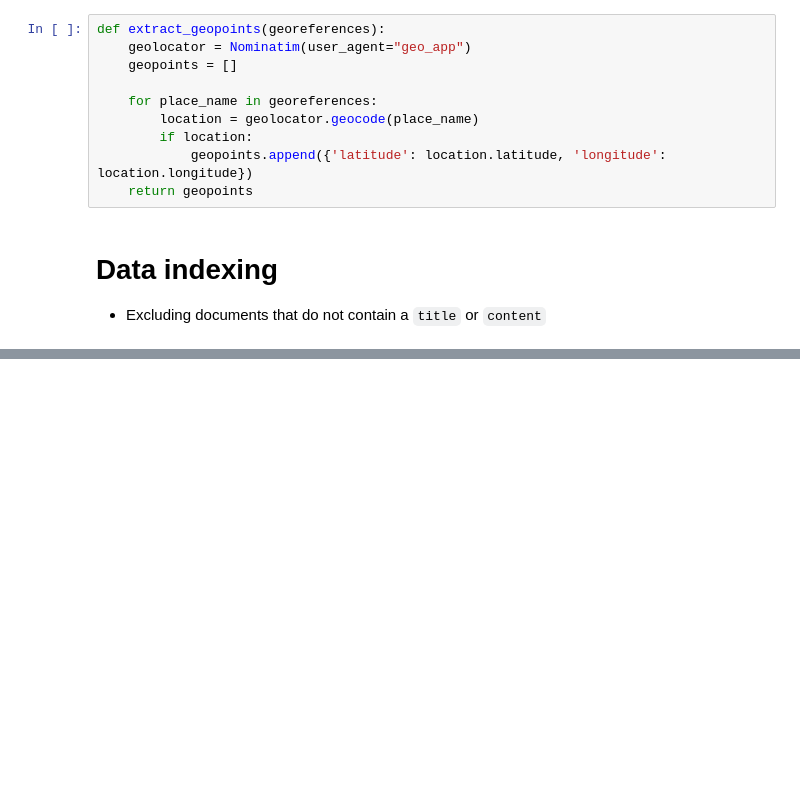
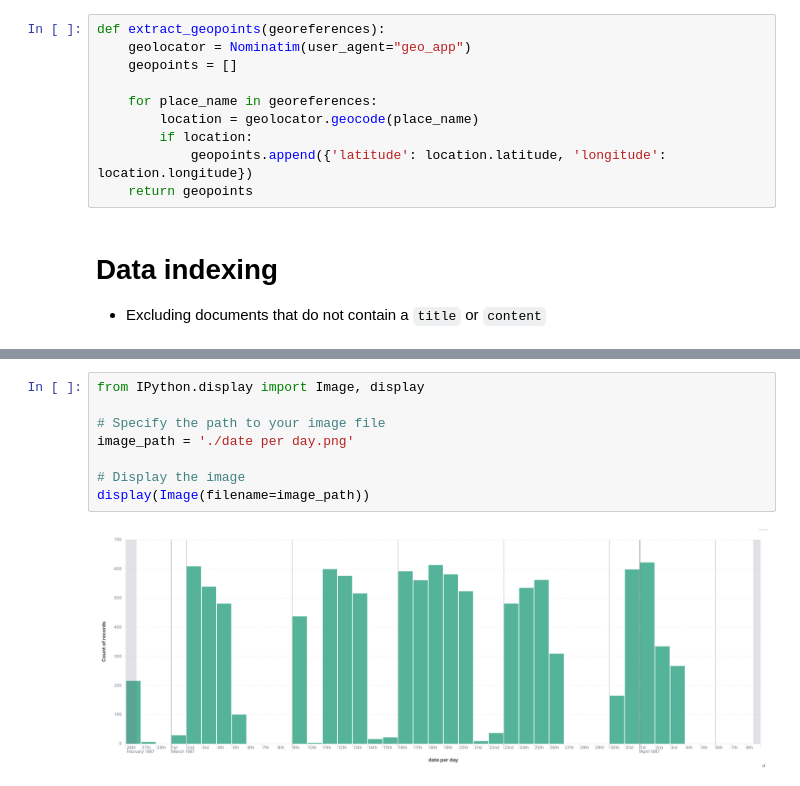
Before and after one commit to OsamaAbuReesh/Smart-Document-Retrieval-System, a Jupyter notebook: main.ipynb, the cells around one changed output, grey strips where cells are left out. Cells and saved outputs as stored; diff of their text form; blank space fills up the shorter version.

```diff
--- a/main.ipynb
+++ b/main.ipynb
@@ -269,0 +444,10 @@ read_folder(data_folder)
+# %%
+from IPython.display import Image, display
+
+# Specify the path to your image file
+image_path = './date per day.png'
+
+# Display the image
+display(Image(filename=image_path))
+# %% [output]
+[figure, added]
```
Also changed, not shown: parts of 20 cells of this notebook, 9 other files.
